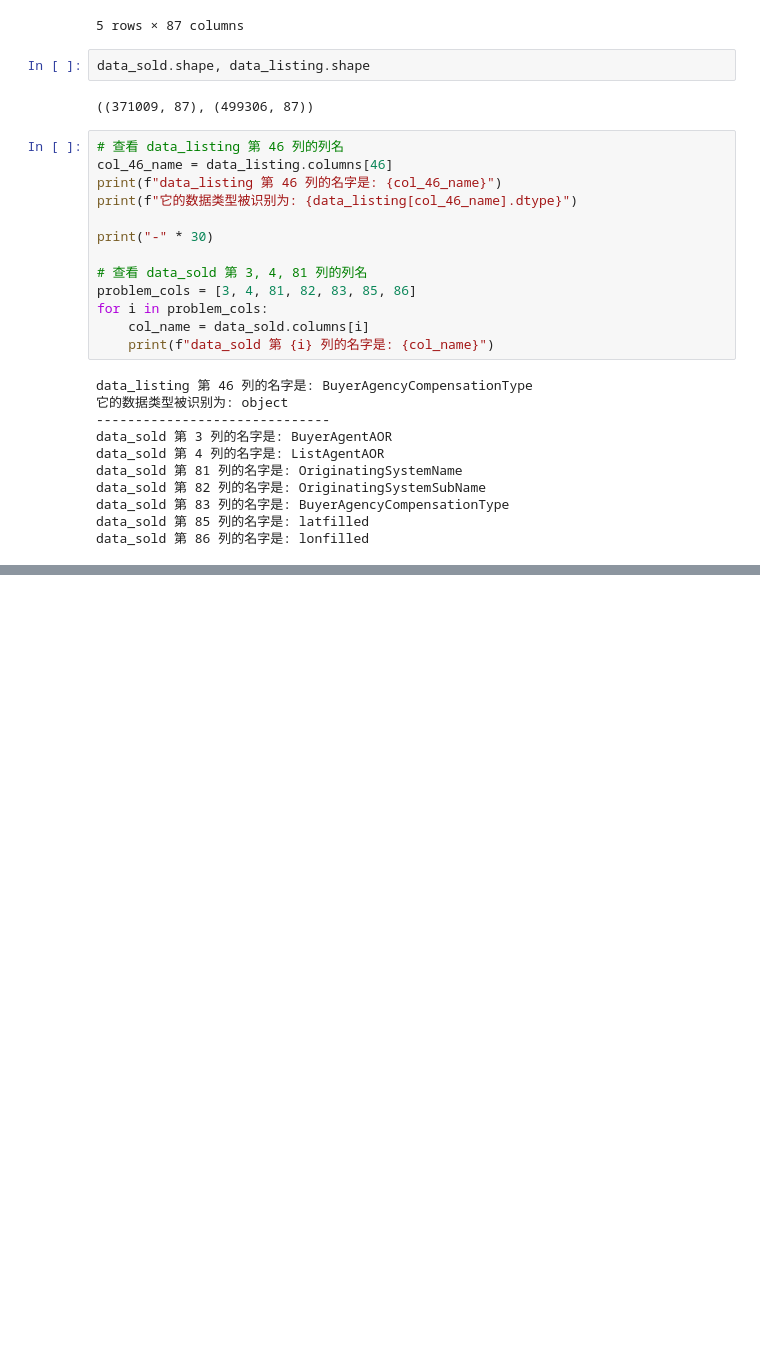
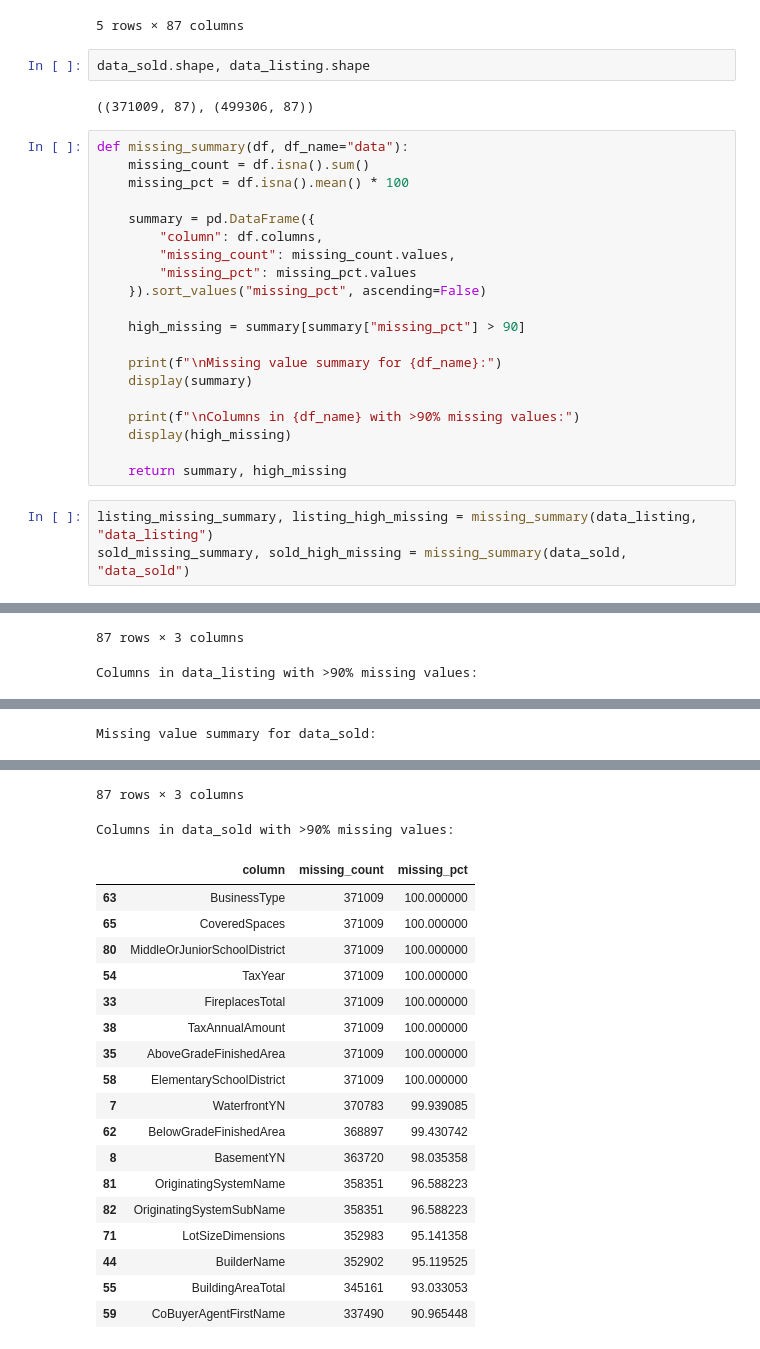
Before and after one commit to ytan48/IDXExchange-Project, a Jupyter notebook: Analysis.ipynb, the cells around one changed output, grey strips where cells are left out. Cells and saved outputs as stored; diff of their text form; blank space fills up the shorter version.

```diff
--- a/Analysis.ipynb
+++ b/Analysis.ipynb
@@ -20,27 +20,27 @@ data_listing.head()
 data_sold.shape, data_listing.shape
 # %% [output]
 ((371009, 87), (499306, 87))
-# %%
-# 查看 data_listing 第 46 列的列名
-col_46_name = data_listing.columns[46]
-print(f"data_listing 第 46 列的名字是: {col_46_name}")
-print(f"它的数据类型被识别为: {data_listing[col_46_name].dtype}")
-
-print("-" * 30)
-
-# 查看 data_sold 第 3, 4, 81 列的列名
-problem_cols = [3, 4, 81, 82, 83, 85, 86]
-for i in problem_cols:
-    col_name = data_sold.columns[i]
-    print(f"data_sold 第 {i} 列的名字是: {col_name}")
-# %% [output]
-data_listing 第 46 列的名字是: BuyerAgencyCompensationType
-它的数据类型被识别为: object
-------------------------------
-data_sold 第 3 列的名字是: BuyerAgentAOR
-data_sold 第 4 列的名字是: ListAgentAOR
-data_sold 第 81 列的名字是: OriginatingSystemName
-data_sold 第 82 列的名字是: OriginatingSystemSubName
-data_sold 第 83 列的名字是: BuyerAgencyCompensationType
-data_sold 第 85 列的名字是: latfilled
-data_sold 第 86 列的名字是: lonfilled
+# %%
+def missing_summary(df, df_name="data"):
+    missing_count = df.isna().sum()
+    missing_pct = df.isna().mean() * 100
+
+    summary = pd.DataFrame({
+        "column": df.columns,
+        "missing_count": missing_count.values,
+        "missing_pct": missing_pct.values
+    }).sort_values("missing_pct", ascending=False)
+
+    high_missing = summary[summary["missing_pct"] > 90]
+
+    print(f"\nMissing value summary for {df_name}:")
+    display(summary)
+
+    print(f"\nColumns in {df_name} with >90% missing values:")
+    display(high_missing)
+
+    return summary, high_missing
+# %%
+listing_missing_summary, listing_high_missing = missing_summary(data_listing, "data_listing")
+sold_missing_summary, sold_high_missing = missing_summary(data_sold, "data_sold")
+# %% [output]
@@ -46,0 +60,2 @@ data_sold 第 86 列的名字是: lonfilled
+87 rows × 3 columns
+Columns in data_listing with >90% missing values:
@@ -46,0 +76 @@ data_sold 第 86 列的名字是: lonfilled
+Missing value summary for data_sold:
@@ -46,0 +89,20 @@ data_sold 第 86 列的名字是: lonfilled
+87 rows × 3 columns
+Columns in data_sold with >90% missing values:
+|  | column | missing_count | missing_pct |
+| 63 | BusinessType | 371009 | 100.000000 |
+| 65 | CoveredSpaces | 371009 | 100.000000 |
+| 80 | MiddleOrJuniorSchoolDistrict | 371009 | 100.000000 |
+| 54 | TaxYear | 371009 | 100.000000 |
+| 33 | FireplacesTotal | 371009 | 100.000000 |
+| 38 | TaxAnnualAmount | 371009 | 100.000000 |
+| 35 | AboveGradeFinishedArea | 371009 | 100.000000 |
+| 58 | ElementarySchoolDistrict | 371009 | 100.000000 |
+| 7 | WaterfrontYN | 370783 | 99.939085 |
+| 62 | BelowGradeFinishedArea | 368897 | 99.430742 |
+| 8 | BasementYN | 363720 | 98.035358 |
+| 81 | OriginatingSystemName | 358351 | 96.588223 |
+| 82 | OriginatingSystemSubName | 358351 | 96.588223 |
+| 71 | LotSizeDimensions | 352983 | 95.141358 |
+| 44 | BuilderName | 352902 | 95.119525 |
+| 55 | BuildingAreaTotal | 345161 | 93.033053 |
+| 59 | CoBuyerAgentFirstName | 337490 | 90.965448 |
```
Also changed, not shown: parts of 4 cells of this notebook.
